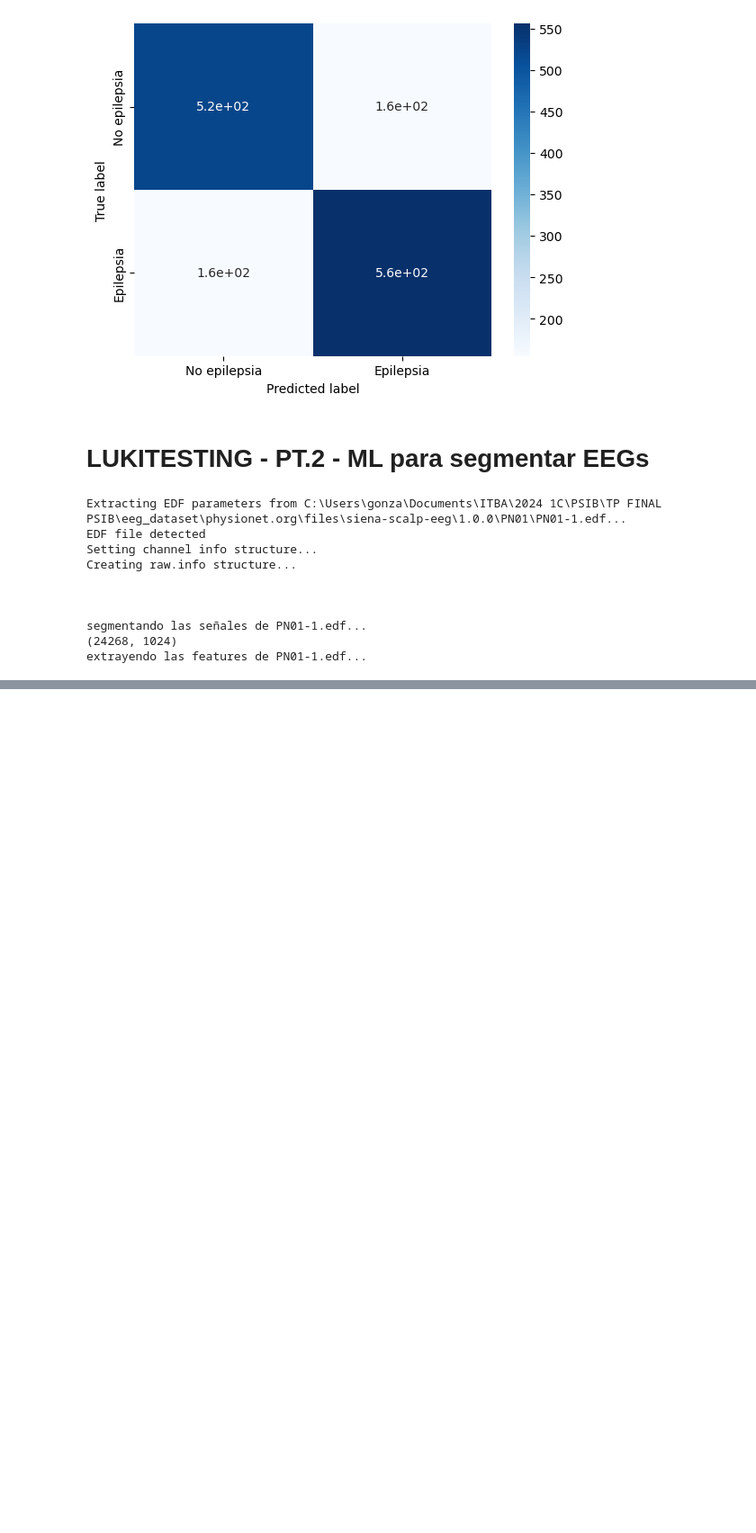
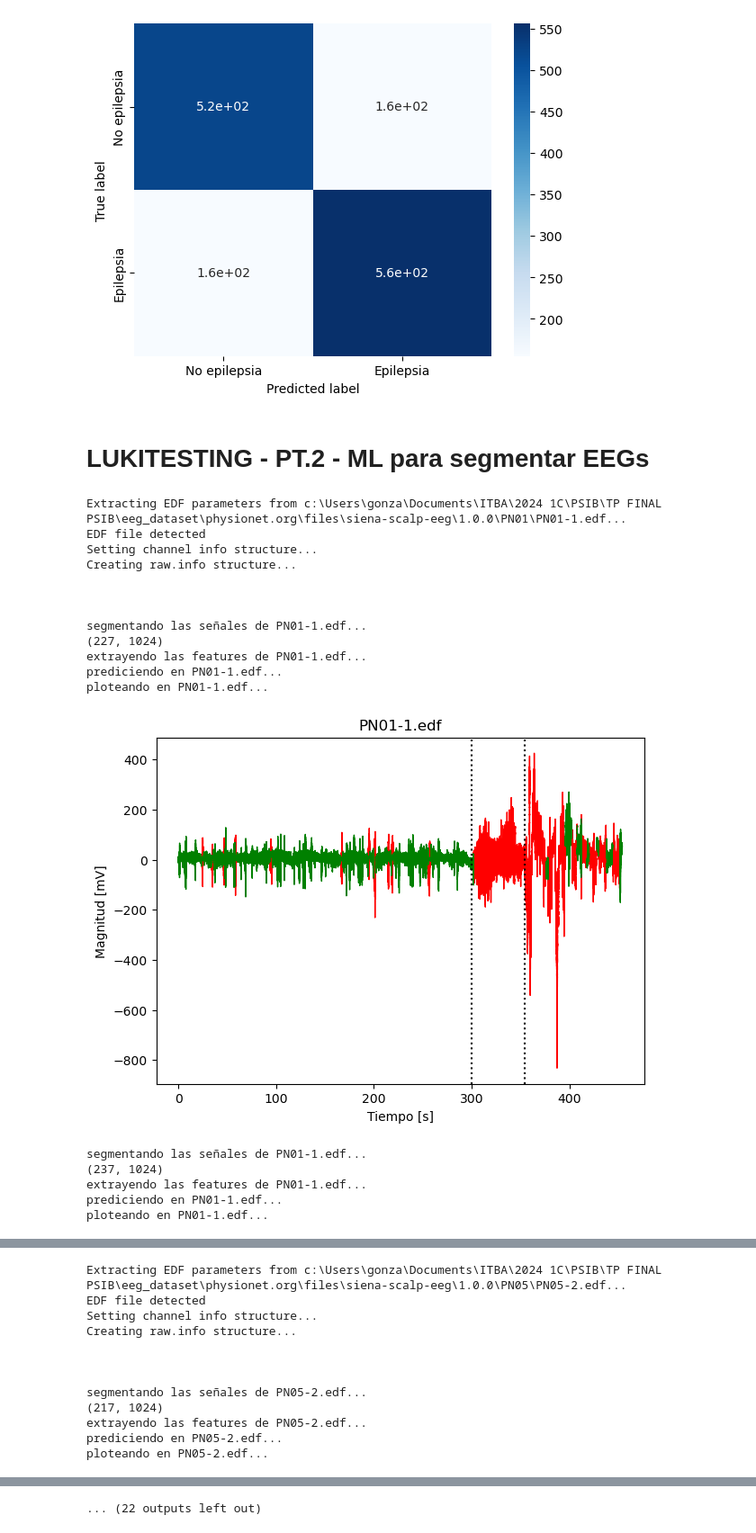
Before and after one commit to gonzagrau/epilepsy_detection, a Jupyter notebook: extract_features_all_lukitest.ipynb, the cells around one changed output, grey strips where cells are left out. Shown at 90% size. Drawn from its saved outputs; the diff is of its cells as text; code cells hidden in the pictures; blank space fills up the shorter version.

```diff
--- a/extract_features_all_lukitest.ipynb
+++ b/extract_features_all_lukitest.ipynb
@@ -281,37 +281,42 @@ fs = None
 
 with warnings.catch_warnings():
     warnings.simplefilter("ignore")
     for edf in edf_names:
         # Paso 1: duracion de señal y seizures
         name = edf.split('/')[-1]
         this_seizure_events = [seiz for seiz in seizure_events if seiz["file_name"]==name]
 
         if len(this_seizure_events) == 0:
             print('nada en', name)
             continue
 
-        ex_seiz = this_seizure_events[0]
-        mtx_t_reg = np.array([ex_seiz['registration_start_time'], ex_seiz['registration_end_time']])
-        arr_mtx_t_epi = get_seizure_array(this_seizure_events)
-
         # Paso 2: extraemos la señal
         raw = io.read_raw_edf(edf)
         print('\n\n')
         if fs is None:
             fs = raw.info['sfreq']
         raw_filt = raw.pick(channels)
         data_namefilt = raw_filt.get_data() * 1e6
 
         # Ploteamos la clasificación aplicada "en tiempo real"
-        online_test(modelo_leido, data_namefilt, channels, this_seizure_events, name, fs)
+        for seiz in this_seizure_events:
+            online_signal_test(modelo_leido, data_namefilt, channels, seiz, name, fs)
 # %% [output]
-Extracting EDF parameters from C:\Users\gonza\Documents\ITBA\2024 1C\PSIB\TP FINAL PSIB\eeg_dataset\physionet.org\files\siena-scalp-eeg\1.0.0\PN01\PN01-1.edf...
+Extracting EDF parameters from c:\Users\gonza\Documents\ITBA\2024 1C\PSIB\TP FINAL PSIB\eeg_dataset\physionet.org\files\siena-scalp-eeg\1.0.0\PN01\PN01-1.edf...
 EDF file detected
 Setting channel info structure...
 Creating raw.info structure...
 
 
 
 segmentando las señales de PN01-1.edf...
-(24268, 1024)
+(227, 1024)
 extrayendo las features de PN01-1.edf...
+prediciendo en PN01-1.edf...
+ploteando en PN01-1.edf...
+[figure, added]
+segmentando las señales de PN01-1.edf...
+(237, 1024)
+extrayendo las features de PN01-1.edf...
+prediciendo en PN01-1.edf...
+ploteando en PN01-1.edf...
@@ -317,0 +324,12 @@ extrayendo las features de PN01-1.edf...
+Extracting EDF parameters from c:\Users\gonza\Documents\ITBA\2024 1C\PSIB\TP FINAL PSIB\eeg_dataset\physionet.org\files\siena-scalp-eeg\1.0.0\PN05\PN05-2.edf...
+EDF file detected
+Setting channel info structure...
+Creating raw.info structure...
+
+
+
+segmentando las señales de PN05-2.edf...
+(217, 1024)
+extrayendo las features de PN05-2.edf...
+prediciendo en PN05-2.edf...
+ploteando en PN05-2.edf...
@@ -317,0 +376 @@ extrayendo las features de PN01-1.edf...
+... (22 outputs left out)
```
Also changed, not shown: parts of 2 cells of this notebook, 1 other file.
